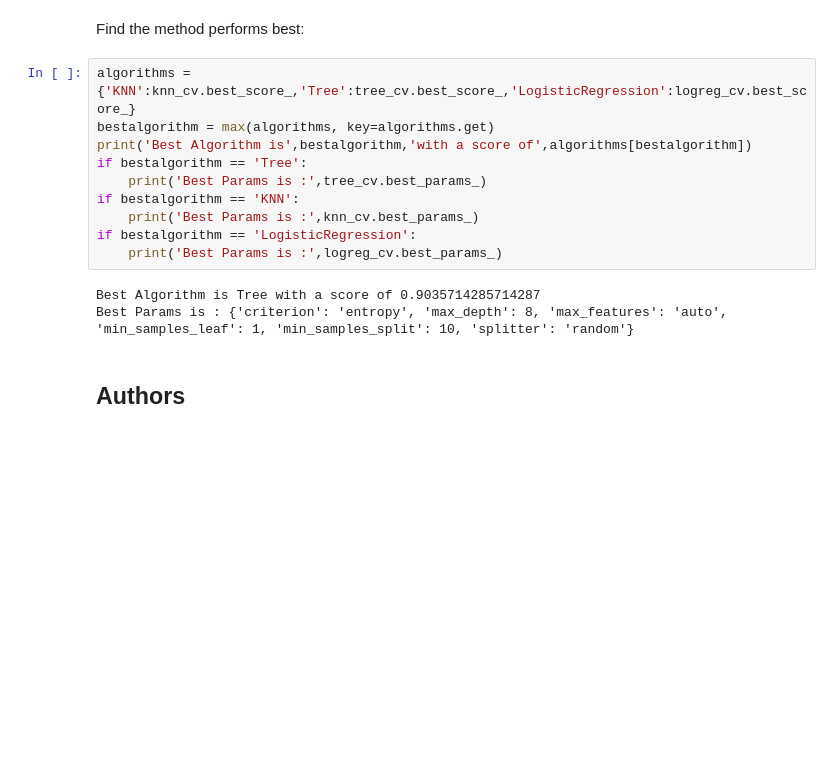
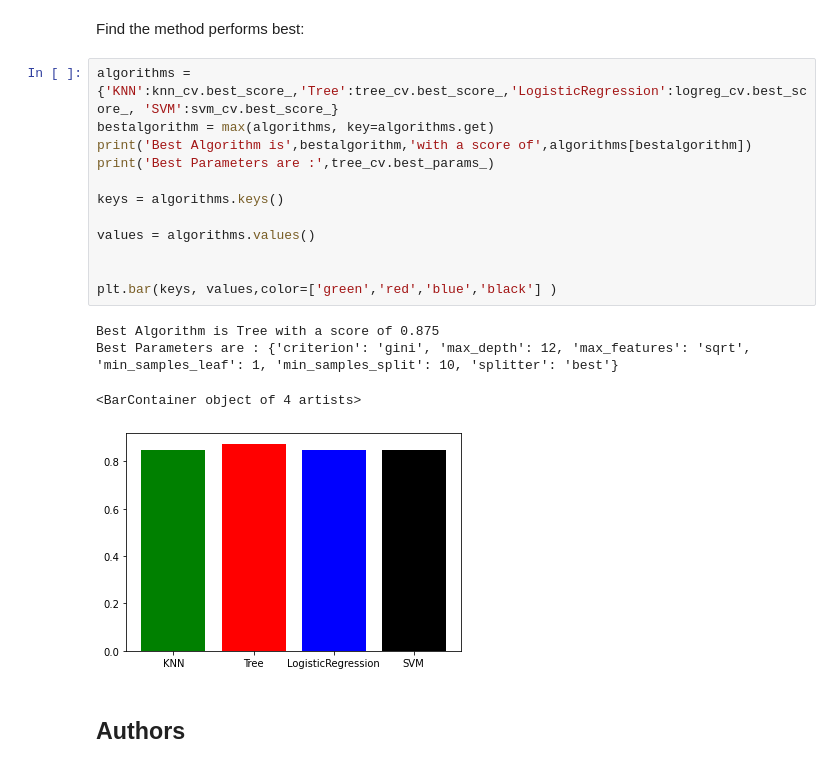
Before and after one commit to garcibo/CAPSTONE-IBM, a Jupyter notebook: SpaceX_Machine Learning Prediction_Part_5 (1).ipynb, the cells around one changed output. Saved outputs shown, nothing was run; the diff lists cells and outputs as text; blank space fills up the shorter version.

```diff
--- a/SpaceX_Machine Learning Prediction_Part_5 (1).ipynb
+++ b/SpaceX_Machine Learning Prediction_Part_5 (1).ipynb
@@ -300,18 +300,22 @@ plot_confusion_matrix(Y_test,yhat)
 # %% [markdown]
 Find the method performs best:
 # %%
-algorithms = {'KNN':knn_cv.best_score_,'Tree':tree_cv.best_score_,'LogisticRegression':logreg_cv.best_score_}
+algorithms = {'KNN':knn_cv.best_score_,'Tree':tree_cv.best_score_,'LogisticRegression':logreg_cv.best_score_, 'SVM':svm_cv.best_score_}
 bestalgorithm = max(algorithms, key=algorithms.get)
 print('Best Algorithm is',bestalgorithm,'with a score of',algorithms[bestalgorithm])
-if bestalgorithm == 'Tree':
-    print('Best Params is :',tree_cv.best_params_)
-if bestalgorithm == 'KNN':
-    print('Best Params is :',knn_cv.best_params_)
-if bestalgorithm == 'LogisticRegression':
-    print('Best Params is :',logreg_cv.best_params_)
+print('Best Parameters are :',tree_cv.best_params_)
+
+keys = algorithms.keys()
+
+values = algorithms.values()
+
+
+plt.bar(keys, values,color=['green','red','blue','black'] )
 # %% [output]
-Best Algorithm is Tree with a score of 0.9035714285714287
-Best Params is : {'criterion': 'entropy', 'max_depth': 8, 'max_features': 'auto', 'min_samples_leaf': 1, 'min_samples_split': 10, 'splitter': 'random'}
+Best Algorithm is Tree with a score of 0.875
+Best Parameters are : {'criterion': 'gini', 'max_depth': 12, 'max_features': 'sqrt', 'min_samples_leaf': 1, 'min_samples_split': 10, 'splitter': 'best'}
+<BarContainer object of 4 artists>
+[figure, added]
 # %% [markdown]
 ## Authors
 # %% [markdown]
```
Also changed, not shown: parts of 3 cells of this notebook.
